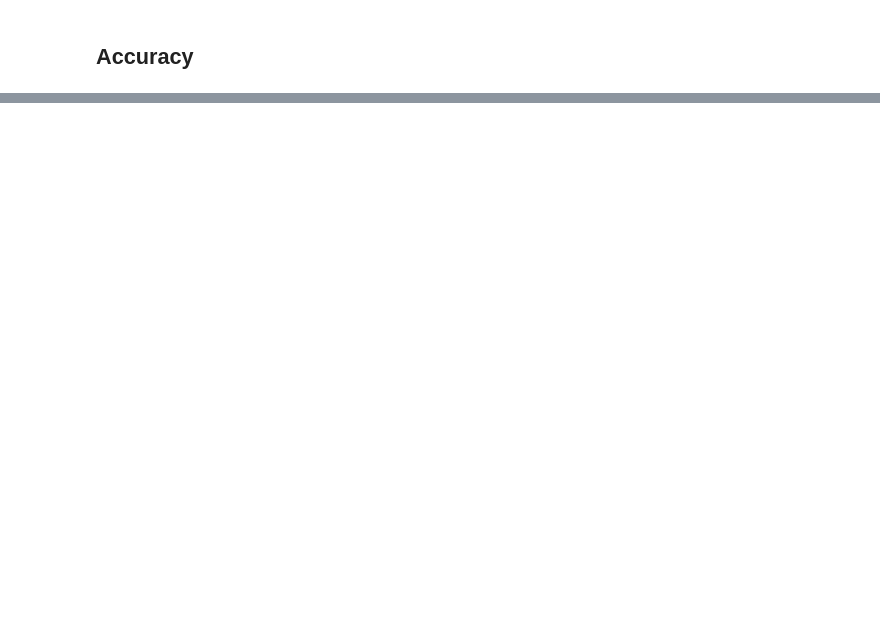
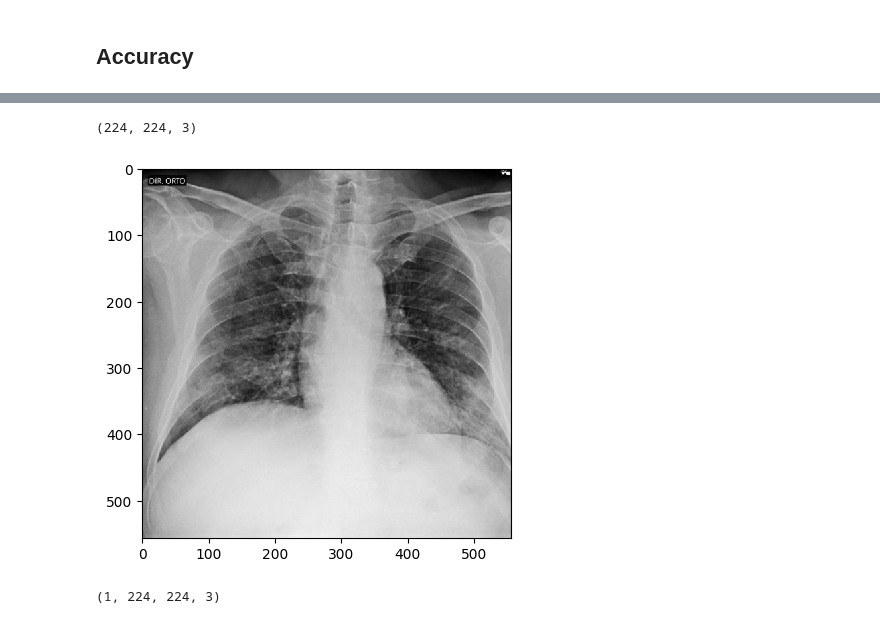
Before and after one commit to Tbharvesh/DeepLearningProject, a Jupyter notebook: Copy_of_DL_Project.ipynb, the cells around one changed output, grey strips where cells are left out. Drawn from its saved outputs; the diff is of its cells as text; code cells hidden in the pictures; blank space fills up the shorter version.

```diff
--- a/Copy_of_DL_Project.ipynb
+++ b/Copy_of_DL_Project.ipynb
@@ -203,0 +206,18 @@ Val accuracy : 93.9393937587738 %
+# %%
+import cv2
+import numpy as np
+img = cv2.imread('/content/drive/MyDrive/Covid19-dataset/test/Covid/COVID-00012.jpg')
+img = cv2.resize(img,(224,224))
+img_array = np.array(img)
+print(img_array.shape)
+from tensorflow.keras.preprocessing import image
+img = image.load_img('/content/drive/MyDrive/Covid19-dataset/test/Covid/COVID-00012.jpg')
+plt.imshow(img,interpolation='nearest')
+plt.show()
+
+img_array = img_array.reshape(1,224,224,3)
+img_array.shape
+# %% [output]
+(224, 224, 3)
+[figure, added]
+(1, 224, 224, 3)
```
Also changed, not shown: parts of 11 cells of this notebook.
